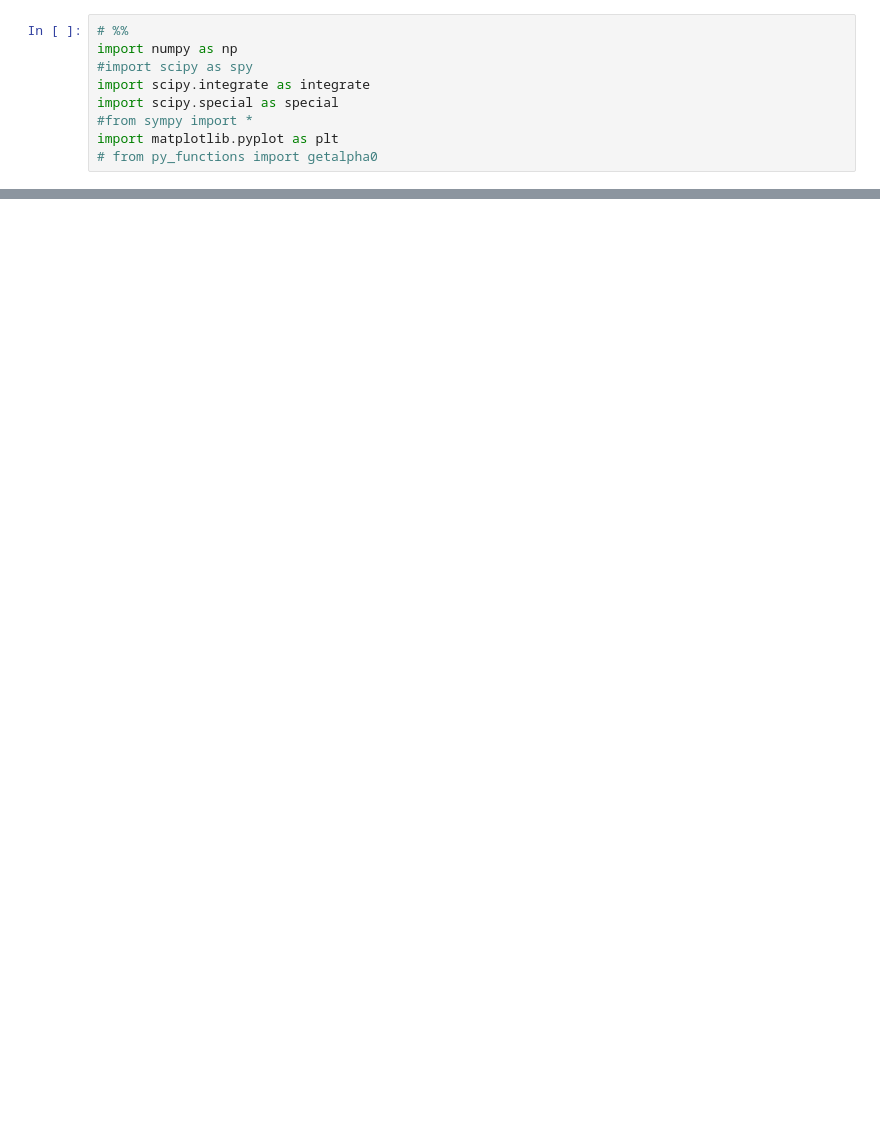
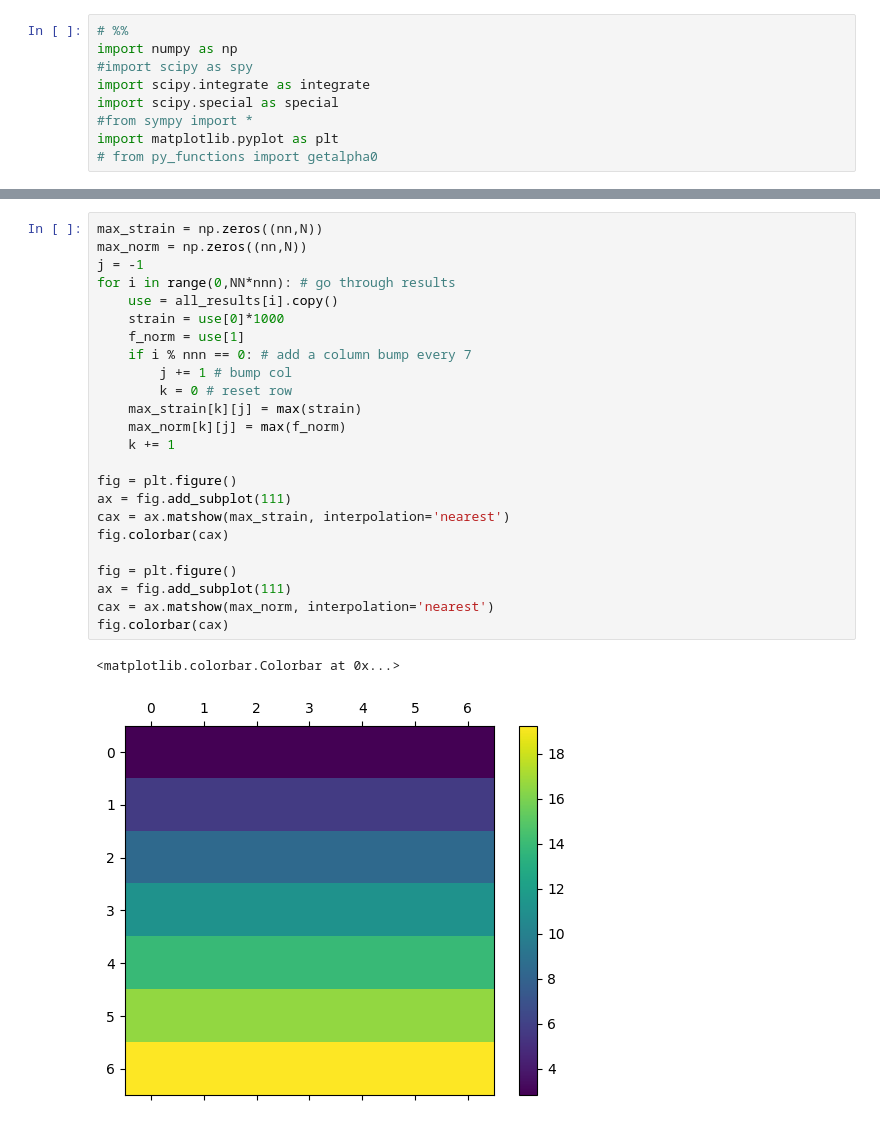
Before and after one commit to Globbo-The-Glob/PhD_Code, a Jupyter notebook: PH_moderncode.ipynb, the cells around one changed output, grey strips where cells are left out. Saved outputs shown, nothing was run; the diff lists cells and outputs as text; blank space fills up the shorter version.

```diff
--- a/PH_moderncode.ipynb
+++ b/PH_moderncode.ipynb
@@ -275,0 +536,27 @@ for i in range (0,35):
+# %%
+max_strain = np.zeros((nn,N))
+max_norm = np.zeros((nn,N))
+j = -1
+for i in range(0,NN*nnn): # go through results
+    use = all_results[i].copy()
+    strain = use[0]*1000
+    f_norm = use[1]
+    if i % nnn == 0: # add a column bump every 7
+        j += 1 # bump col
+        k = 0 # reset row
+    max_strain[k][j] = max(strain)
+    max_norm[k][j] = max(f_norm)
+    k += 1
+
+fig = plt.figure()
+ax = fig.add_subplot(111)
+cax = ax.matshow(max_strain, interpolation='nearest')
+fig.colorbar(cax)
+
+fig = plt.figure()
+ax = fig.add_subplot(111)
+cax = ax.matshow(max_norm, interpolation='nearest')
+fig.colorbar(cax)
+# %% [output]
+<matplotlib.colorbar.Colorbar at 0x...>
+[figure, added]
```
Also changed, not shown: parts of 16 cells of this notebook.
